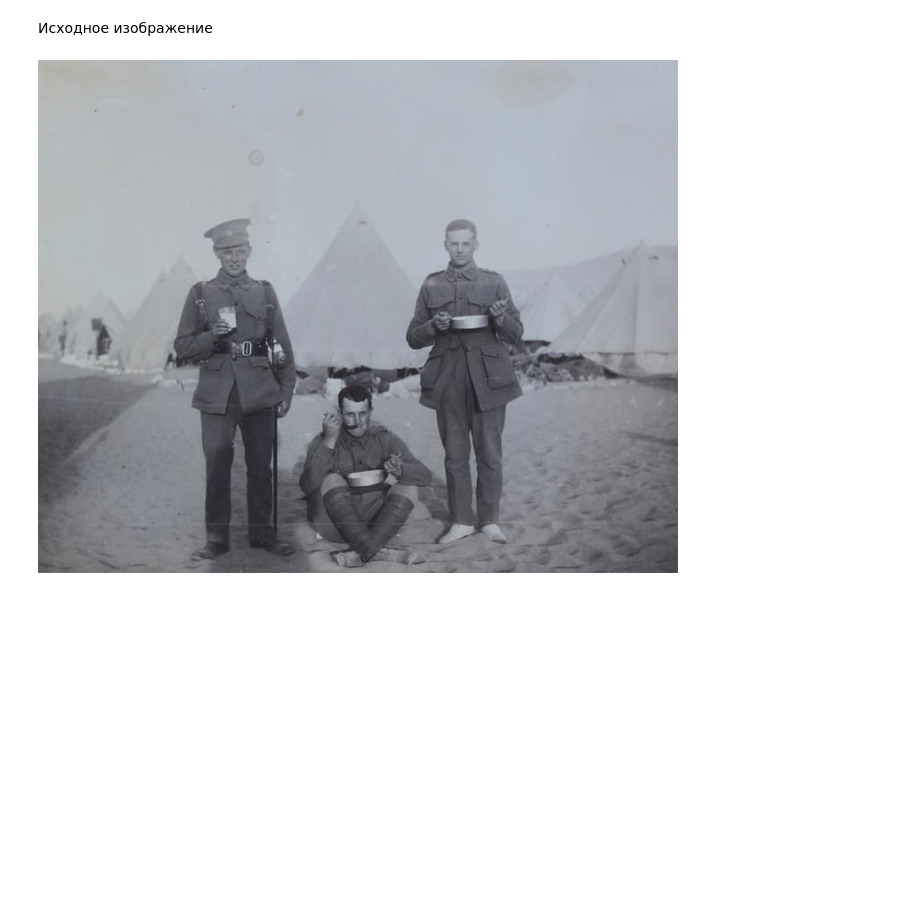
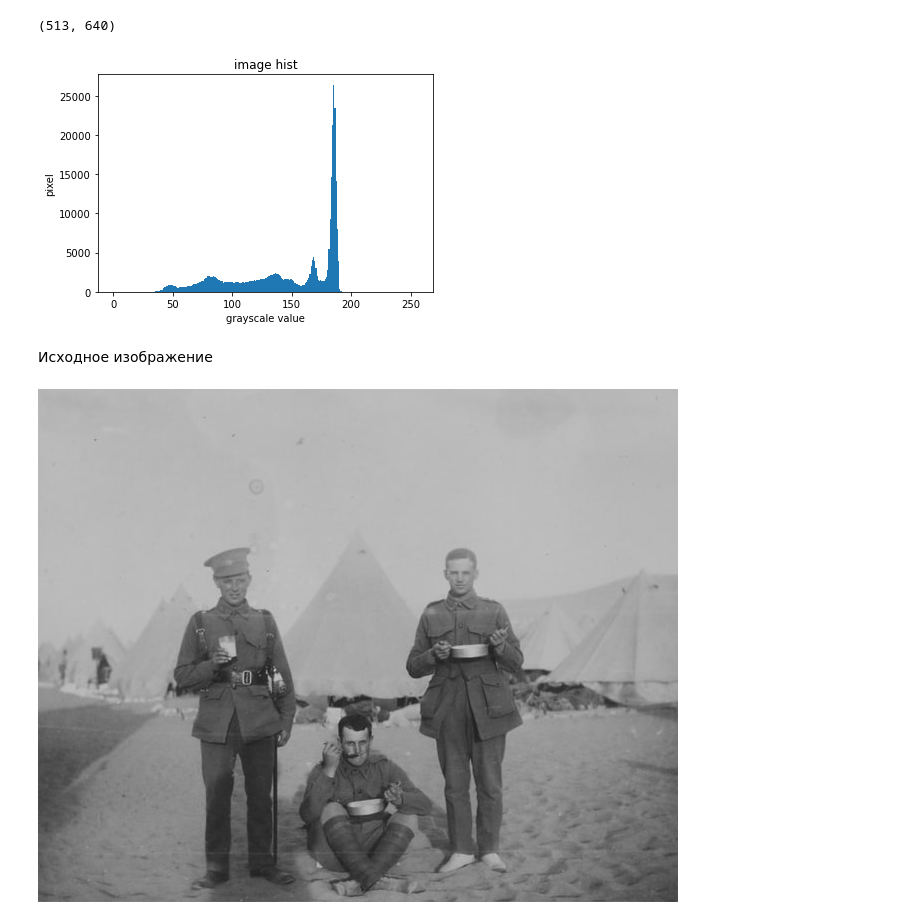
Before and after one commit to yaroslavtsepkov/image-analysis-processing, a Jupyter notebook: 01-image-preprocessing-analysis-tsepkov-yaroslav.ipynb, the cells around one changed output. Drawn from its saved outputs; the diff is of its cells as text; code cells hidden in the pictures; blank space fills up the shorter version.

```diff
--- a/01-image-preprocessing-analysis-tsepkov-yaroslav.ipynb
+++ b/01-image-preprocessing-analysis-tsepkov-yaroslav.ipynb
@@ -7,6 +8,13 @@ import matplotlib.pyplot as plt
 # %%
-img = Image.open('img_in/museums-victoria-QF1v2yyUi4E-unsplash.jpg')
+img = Image.open('img_in/museums-victoria-QF1v2yyUi4E-unsplash.jpg').convert('L')
 img_pxs = np.array(img)
+img_pxs.shape
+# %% [output]
+(513, 640)
+# %%
+hist(img_pxs, x='grayscale value', y='pixel')
+# %% [output]
+[figure, added]
 # %% [markdown]
 Исходное изображение
 # %%
```
Also changed, not shown: parts of 16 cells of this notebook, 15 other files.
